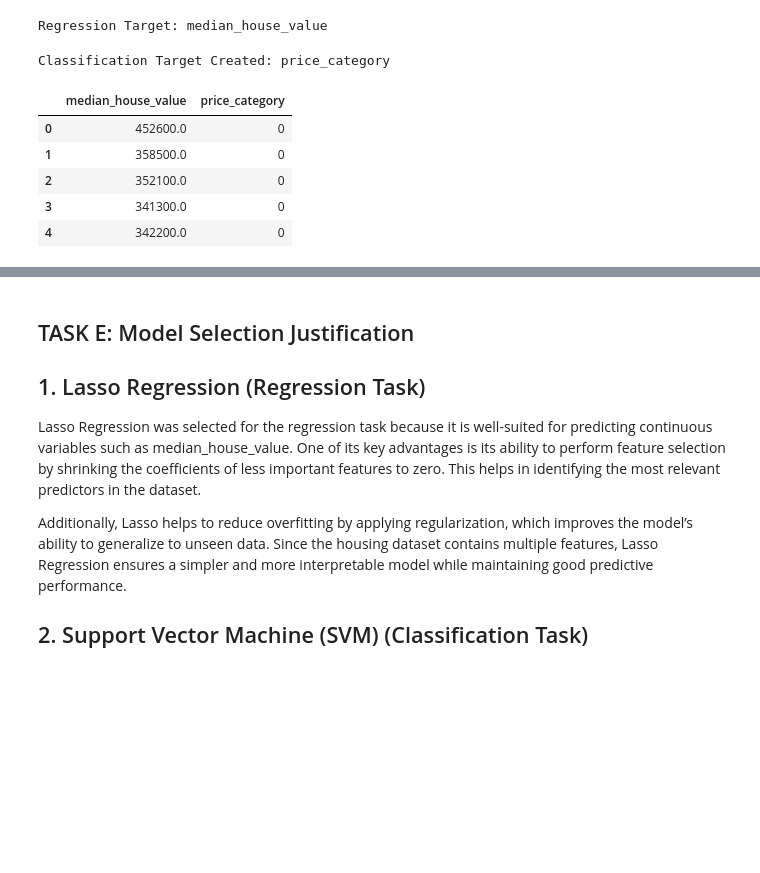
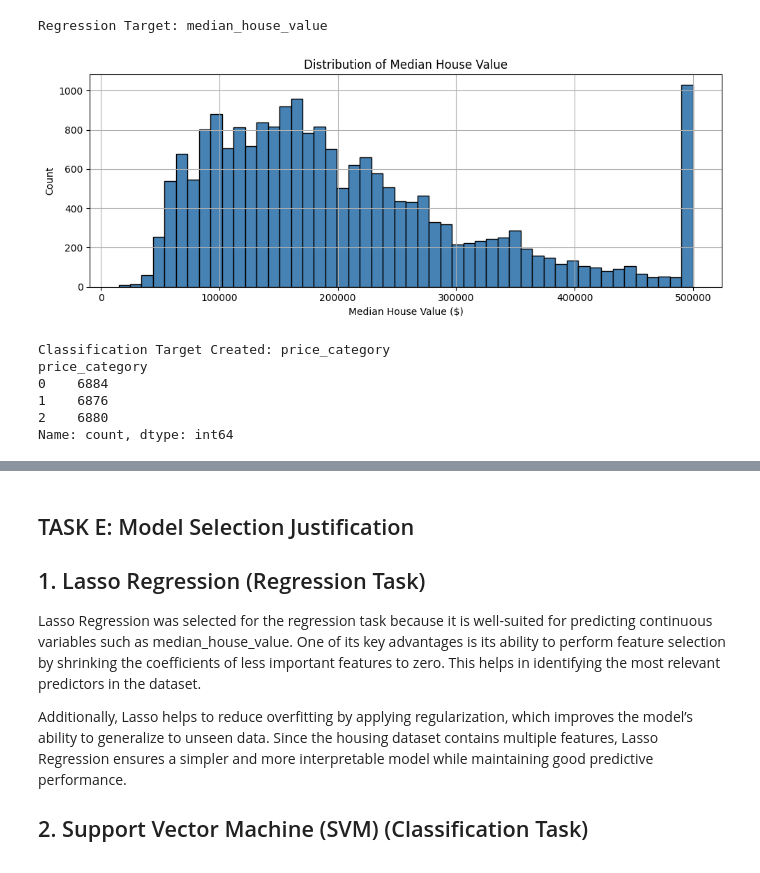
Before and after one commit to jonathern/california_housing_prices_ml, a Jupyter notebook: notebooks/1 Data Understanding and Problem Formulation.ipynb, the cells around one changed output, grey strips where cells are left out. Drawn from its saved outputs; the diff is of its cells as text; code cells hidden in the pictures; blank space fills up the shorter version.

```diff
--- a/notebooks/1 Data Understanding and Problem Formulation.ipynb
+++ b/notebooks/1 Data Understanding and Problem Formulation.ipynb
@@ -131,32 +119,42 @@ X = df.drop('median_house_value', axis=1)
 print("Regression Target: median_house_value")
 # %% [output]
 Regression Target: median_house_value
+# %%
+# Visualize house value distribution
+plt.figure(figsize=(10, 4))
+df['median_house_value'].hist(bins=50, color='steelblue', edgecolor='black')
+plt.title('Distribution of Median House Value')
+plt.xlabel('Median House Value ($)')
+plt.ylabel('Count')
+plt.tight_layout()
+plt.show()
+# %% [output]
+[figure, added]
 # %%
 #TASK D:Transform Continuous Target into Classes#
 
-from sklearn.preprocessing import LabelEncoder
-
 # Create categories
-df['price_category'] = pd.qcut(
-    df['median_house_value'],
+df["price_category"] = pd.qcut(
+    df["median_house_value"],
     q=3,
-    labels=['Low', 'Medium', 'High']
+    labels=["Low", "Medium", "High"],
+    duplicates="drop"
 )
 
-# Encode categories
-le = LabelEncoder()
-df['price_category'] = le.fit_transform(df['price_category'])
+# Convert the categories to ordered numeric classes
+# Adjusted approach to make the classes interpretable and avoid unnecessary label encoding ambiguity.
+category_map = {"Low": 0, "Medium": 1, "High": 2}
+df["price_category"] = df["price_category"].map(category_map).astype(int)
 
 # Classification target
-y_clf = df['price_category']
+y_clf = df["price_category"]
 
 print("Classification Target Created: price_category")
-df[['median_house_value', 'price_category']].head()
+print(df["price_category"].value_counts().sort_index())
 # %% [output]
 Classification Target Created: price_category
+price_category
+0    6884
+1    6876
+2    6880
+Name: count, dtype: int64
-|  | median_house_value | price_category |
-| 0 | 452600.0 | 0 |
-| 1 | 358500.0 | 0 |
-| 2 | 352100.0 | 0 |
-| 3 | 341300.0 | 0 |
-| 4 | 342200.0 | 0 |
```
Also changed, not shown: parts of 12 cells of this notebook, 13 other files.
